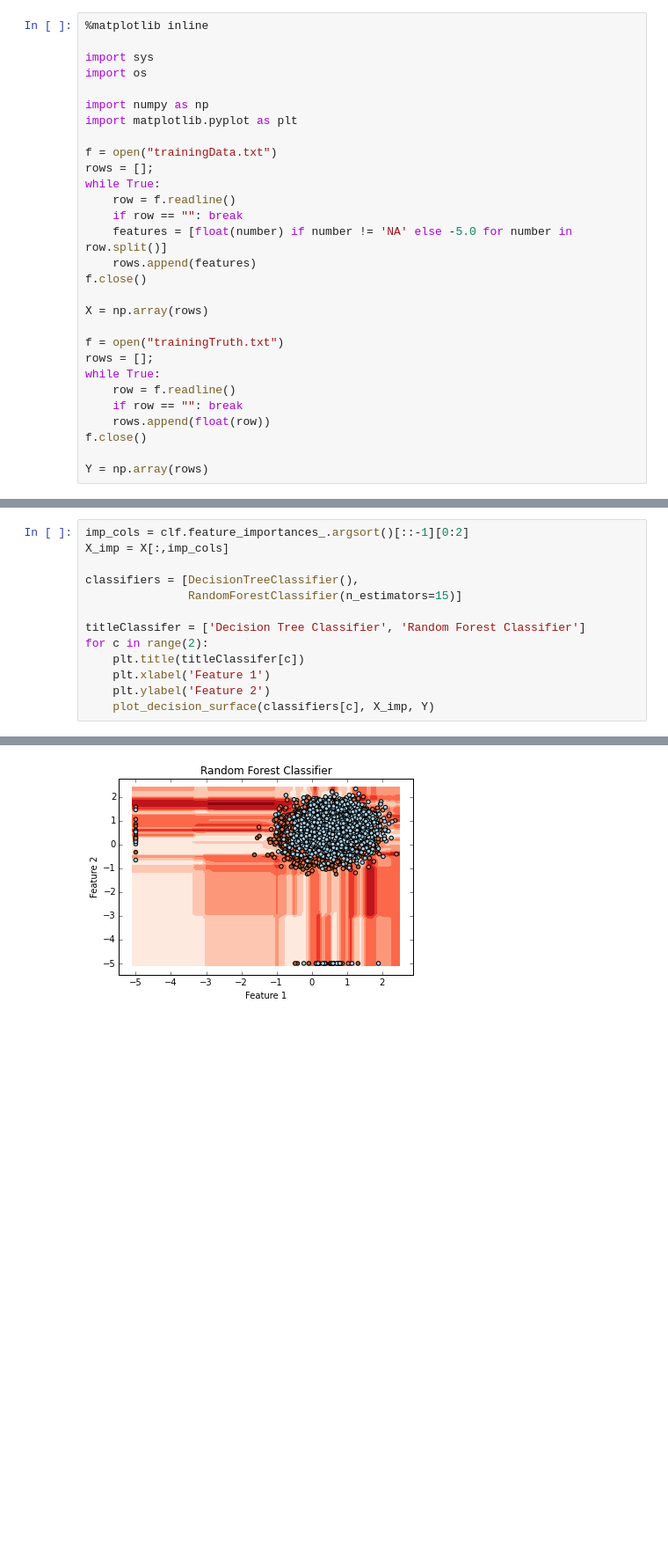
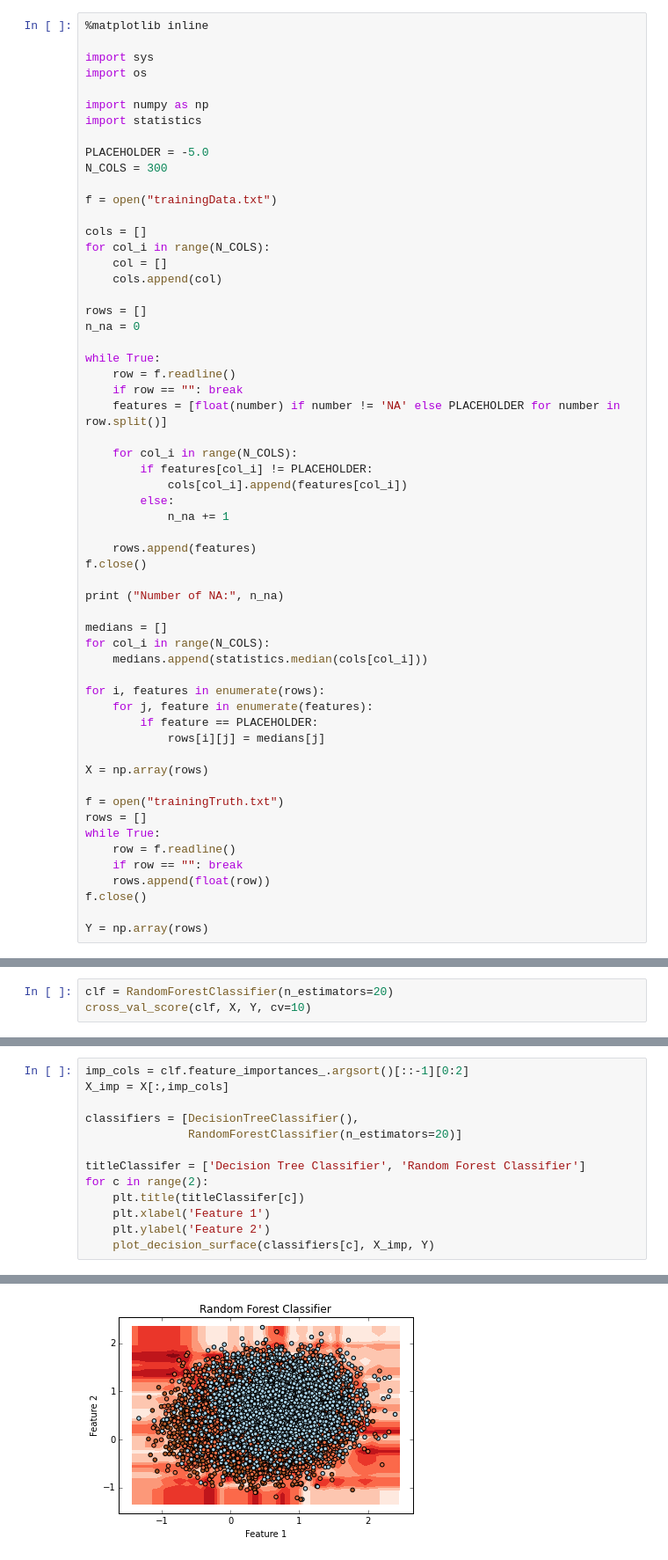
Before and after one commit to bin09122015/HW5, a Jupyter notebook: Visualization.ipynb, the cells around one changed output, grey strips where cells are left out. Shown at 88% size. Saved outputs shown, nothing was run; the diff lists cells and outputs as text; blank space fills up the shorter version.

Commit message:
Add more visualization, process NA values as medians

```diff
--- a/Visualization.ipynb
+++ b/Visualization.ipynb
@@ -5,21 +5,50 @@ import sys
 import os
 
 import numpy as np
-import matplotlib.pyplot as plt
+import statistics
+
+PLACEHOLDER = -5.0
+N_COLS = 300
 
 f = open("trainingData.txt")
-rows = [];
+
+cols = []
+for col_i in range(N_COLS):
+    col = []
+    cols.append(col)
+
+rows = []
+n_na = 0
+
 while True:
     row = f.readline()
     if row == "": break
-    features = [float(number) if number != 'NA' else -5.0 for number in row.split()]
+    features = [float(number) if number != 'NA' else PLACEHOLDER for number in row.split()]
+
+    for col_i in range(N_COLS):
+        if features[col_i] != PLACEHOLDER:
+            cols[col_i].append(features[col_i])
+        else:
+            n_na += 1
+
     rows.append(features)
 f.close()
+
+print ("Number of NA:", n_na)
+
+medians = []
+for col_i in range(N_COLS):
+    medians.append(statistics.median(cols[col_i]))
+
+for i, features in enumerate(rows):
+    for j, feature in enumerate(features):
+        if feature == PLACEHOLDER:
+            rows[i][j] = medians[j]
 
 X = np.array(rows)
 
 f = open("trainingTruth.txt")
-rows = [];
+rows = []
 while True:
     row = f.readline()
     if row == "": break
@@ -46,0 +105,3 @@ finished SVD
+# %%
+clf = RandomForestClassifier(n_estimators=20)
+cross_val_score(clf, X, Y, cv=10)
@@ -88,7 +149,7 @@ imp_cols = clf.feature_importances_.argsort()[::-1][0:2]
 X_imp = X[:,imp_cols]
 
 classifiers = [DecisionTreeClassifier(),
-               RandomForestClassifier(n_estimators=15)]
+               RandomForestClassifier(n_estimators=20)]
 
 titleClassifer = ['Decision Tree Classifier', 'Random Forest Classifier']
 for c in range(2):
@@ -101 +162 @@ for c in range(2):
-[figure, old version]
+[figure, new version]
```
Also changed, not shown: parts of 8 cells of this notebook, 1 other file.
